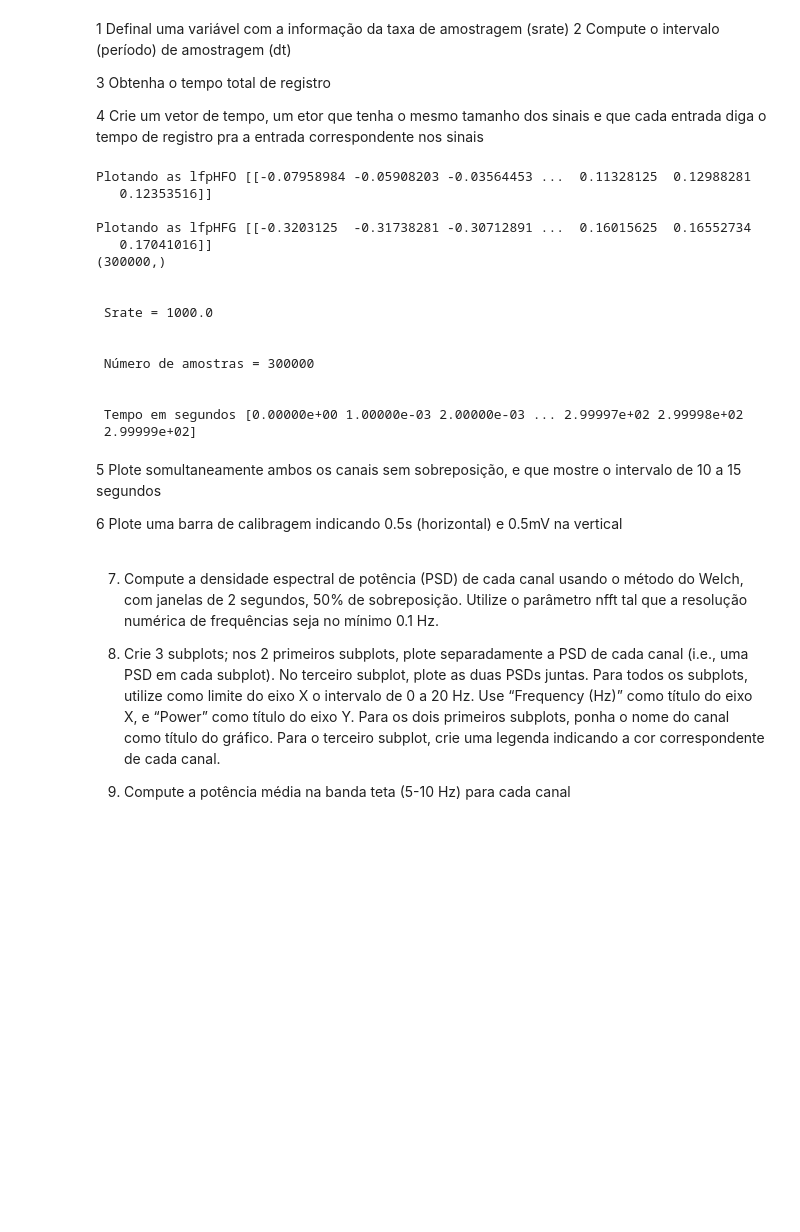
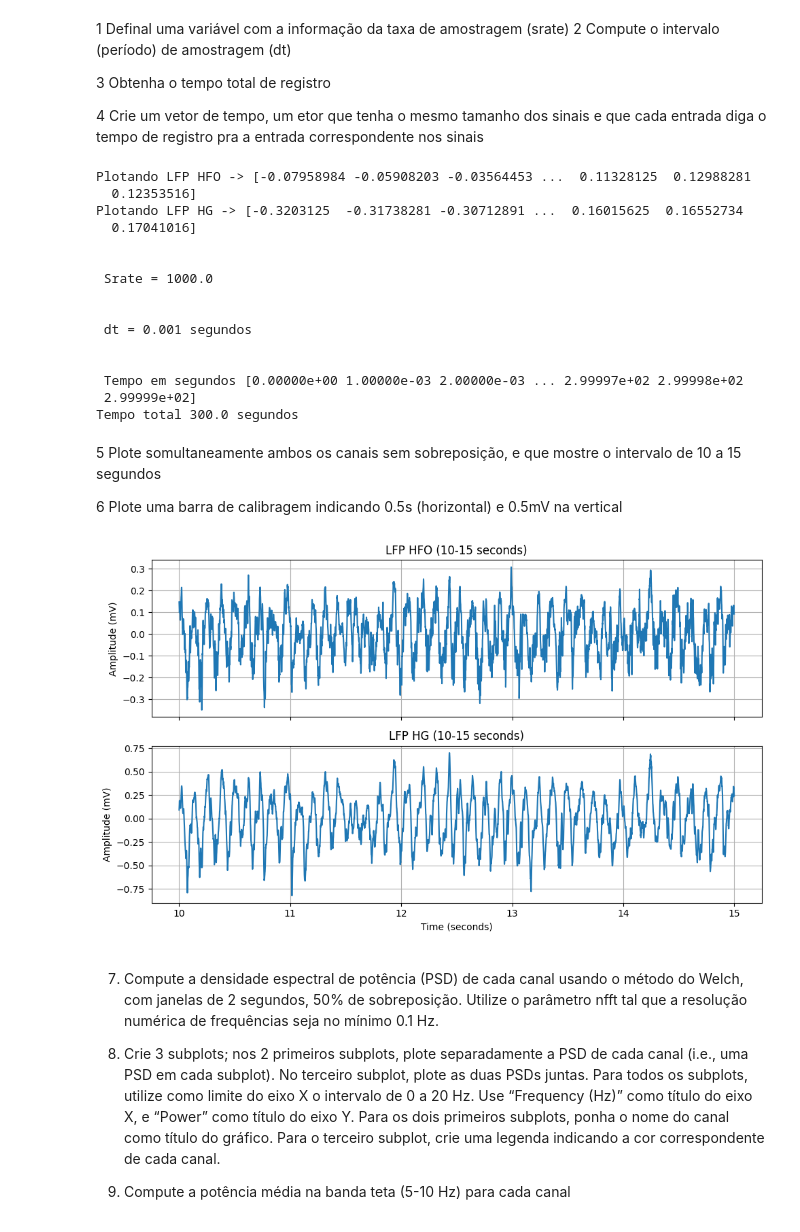
Before and after one commit to RafaelRosendof/Math_code, a Jupyter notebook: sinais.ipynb, the cells around one changed output. Saved outputs shown, nothing was run; the diff lists cells and outputs as text; code cells hidden in the pictures; blank space fills up the shorter version.

```diff
--- a/sinais.ipynb
+++ b/sinais.ipynb
@@ -14,17 +15,15 @@ file = "LFP_HG_HFO.mat"
 
 wav  = scipy.io.loadmat(file)
 
-print(f"\nPlotando as lfpHFO {wav['lfpHFO']}")
 lfpHFO_2d = wav['lfpHFO']
-print(f"\nPlotando as lfpHFG {wav['lfpHG']}")
 lfpHG_2d = wav['lfpHG']
 
 #Dimensão original era de 2D transformando para um array de 1d agora, antes era uma lista de uma lista agora somente uma lista
 lfpHFO = np.squeeze(lfpHFO_2d)
 lfpHG = np.squeeze(lfpHG_2d)
 
-print(lfpHG.shape)
-
+print(f"Plotando LFP HFO -> {lfpHFO}")
+print(f"Plotando LFP HG -> {lfpHG}")
 #Taxa de amostragem srate
 srate = 1000.0 #Hz
 
@@ -33,33 +32,61 @@ print(f"\n\n Srate = {srate} ")
 #Computando intervalo(período) amostragem (dt)
 dt = 1.0 / srate  # (1 ms)
 
+print(f"\n \n dt = {dt} segundos")
+
 n_samples = len(lfpHFO)  # Número de amostras
 
 time = np.arange(0, n_samples) * dt  # Tempo em segundos
 
-print(f"\n\n Número de amostras = {n_samples}")
 print(f"\n\n Tempo em segundos {time}")
+
+print(f"Tempo total {len(time) / 1000} segundos")
 # %% [output]
-Plotando as lfpHFO [[-0.07958984 -0.05908203 -0.03564453 ...  0.11328125  0.12988281
-   0.12353516]]
-
-Plotando as lfpHFG [[-0.3203125  -0.31738281 -0.30712891 ...  0.16015625  0.16552734
-   0.17041016]]
-(300000,)
+Plotando LFP HFO -> [-0.07958984 -0.05908203 -0.03564453 ...  0.11328125  0.12988281
+  0.12353516]
+Plotando LFP HG -> [-0.3203125  -0.31738281 -0.30712891 ...  0.16015625  0.16552734
+  0.17041016]
 
 
  Srate = 1000.0
 
 
- Número de amostras = 300000
+ dt = 0.001 segundos
 
 
  Tempo em segundos [0.00000e+00 1.00000e-03 2.00000e-03 ... 2.99997e+02 2.99998e+02
  2.99999e+02]
+Tempo total 300.0 segundos
 # %% [markdown]
 5 Plote somultaneamente ambos os canais sem sobreposição, e que mostre o intervalo de 10 a 15 segundos
 
 6 Plote uma barra de calibragem indicando 0.5s (horizontal) e 0.5mV na vertical
+# %%
+start_idx = int(10 * srate)  # 10 segundos
+end_idx = int(15 * srate)  # 15 segundos
+
+fig, (ax1, ax2) = plt.subplots(2, 1, figsize=(10, 6), sharex=True)
+
+ax1.plot(time[start_idx:end_idx], lfpHFO[start_idx:end_idx])
+ax1.set_ylabel('Amplitude (mV)')
+ax1.set_title('LFP HFO (10-15 seconds)')
+ax1.grid(True)
+
+# Plot HG
+ax2.plot(time[start_idx:end_idx], lfpHG[start_idx:end_idx])
+ax2.set_xlabel('Time (seconds)')
+ax2.set_ylabel('Amplitude (mV)')
+ax2.set_title('LFP HG (10-15 seconds)')
+ax2.grid(True)
+
+plt.tight_layout()
+plt.show()
+
+print("\n\n\n")
+
+#partindo para a barra de calibragem 0.5 s horizontal e 0.5mV vertical
+# %% [output]
+[figure, added]
 # %% [markdown]
 7) Compute a densidade espectral de potência (PSD) de cada canal usando o método do
 Welch, com janelas de 2 segundos, 50% de sobreposição. Utilize o parâmetro nfft tal
```
Also changed, not shown: parts of 3 cells of this notebook, 2 other files.
